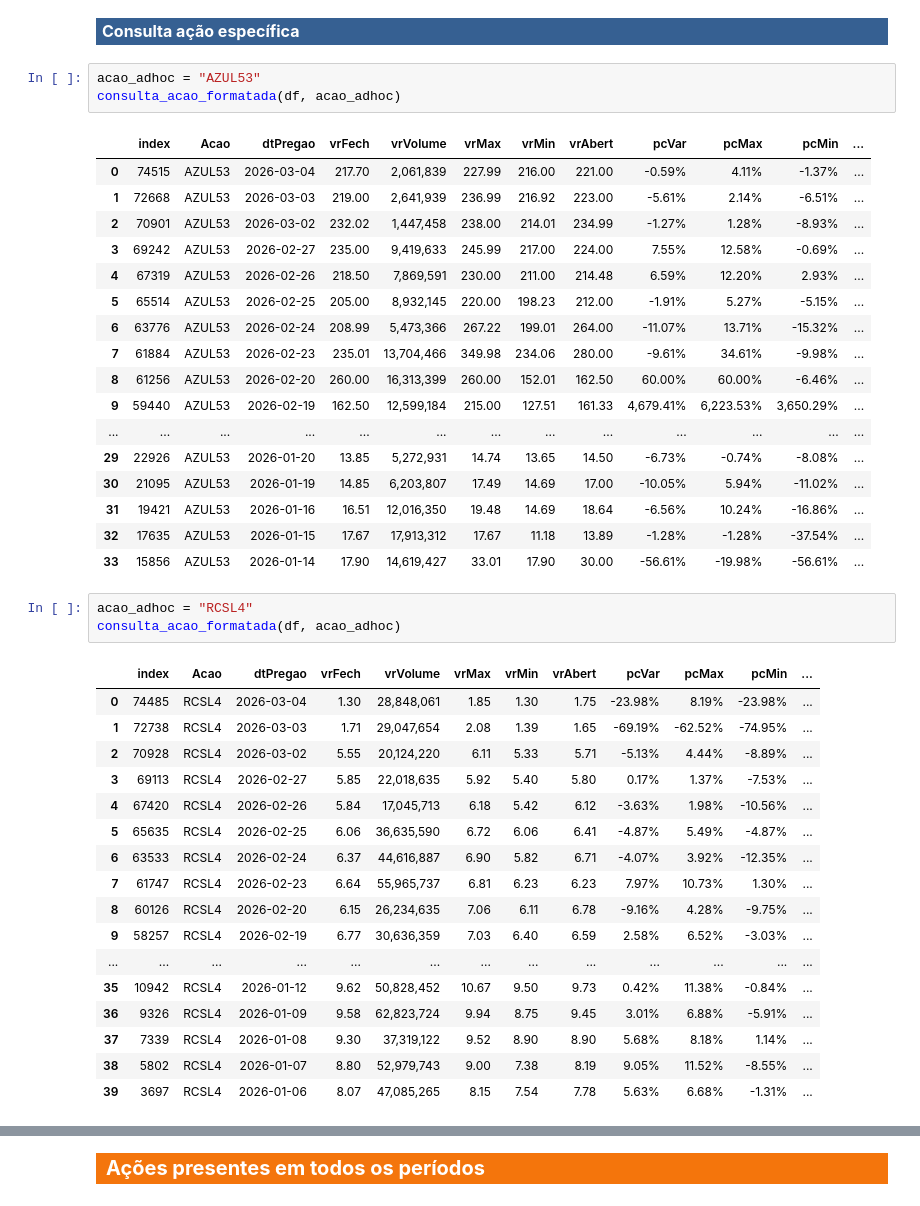
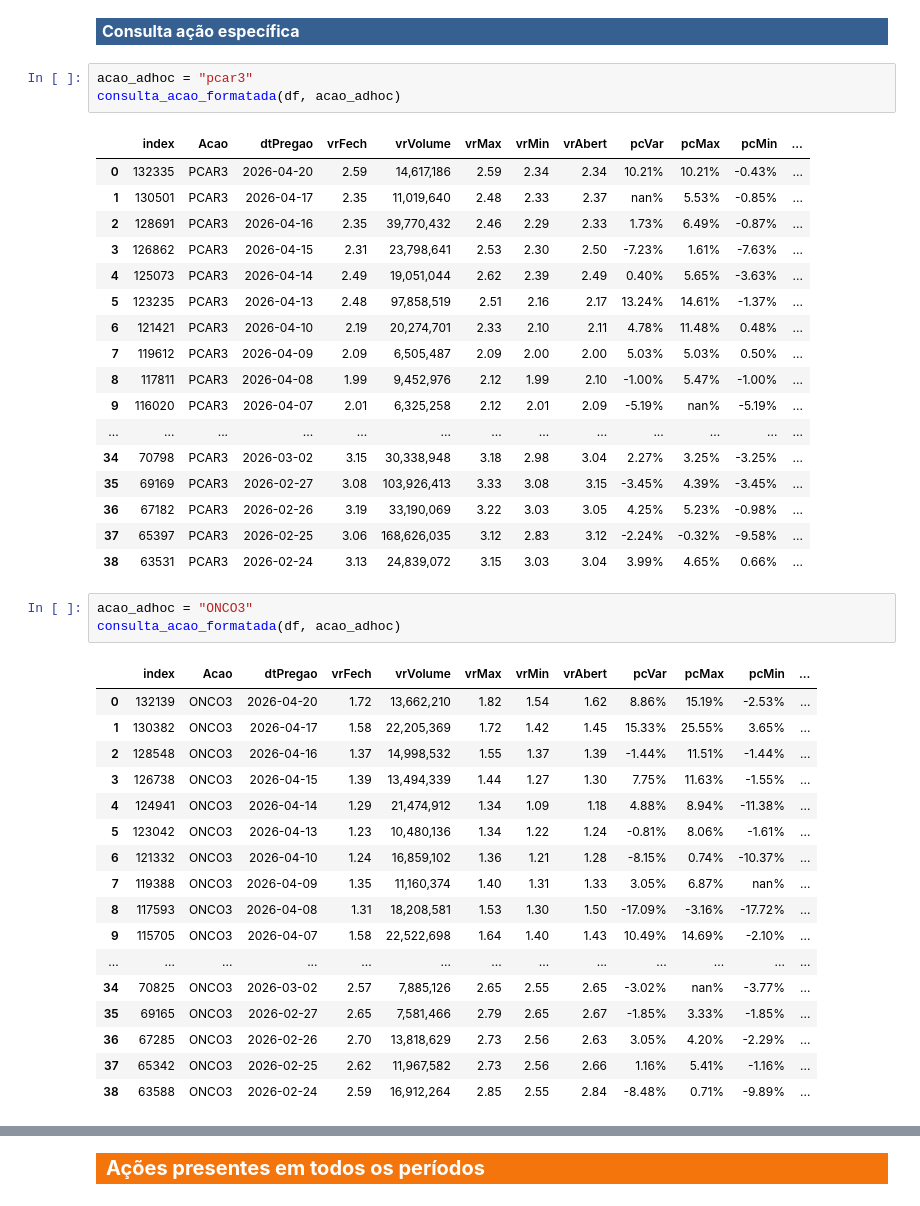
Before and after one commit to alexandre-esmeraldo/StockManager, a Jupyter notebook: StockManager_Processamento.ipynb, the cells around one changed output, grey strips where cells are left out. Saved outputs shown, nothing was run; the diff lists cells and outputs as text.

```diff
--- a/StockManager_Processamento.ipynb
+++ b/StockManager_Processamento.ipynb
@@ -175,47 +196,47 @@ printmd(f'**<div class={font_color}>{hoje}, Status {a}</div>**')
 # %% [markdown]
 <p style="color:white; background-color: #366092; font-size: 12pt; padding: 3px 0px 3px 6px; font-weight: bold">  Consulta ação específica </p>
 # %%
-acao_adhoc = "AZUL53"
+acao_adhoc = "pcar3"
 consulta_acao_formatada(df, acao_adhoc)
 # %% [output]
 |  | index | Acao | dtPregao | vrFech | vrVolume | vrMax | vrMin | vrAbert | pcVar | pcMax | pcMin | ... |
-| 0 | 74515 | AZUL53 | 2026-03-04 | 217.70 | 2,061,839 | 227.99 | 216.00 | 221.00 | -0.59% | 4.11% | -1.37% | ... |
-| 1 | 72668 | AZUL53 | 2026-03-03 | 219.00 | 2,641,939 | 236.99 | 216.92 | 223.00 | -5.61% | 2.14% | -6.51% | ... |
-| 2 | 70901 | AZUL53 | 2026-03-02 | 232.02 | 1,447,458 | 238.00 | 214.01 | 234.99 | -1.27% | 1.28% | -8.93% | ... |
-| 3 | 69242 | AZUL53 | 2026-02-27 | 235.00 | 9,419,633 | 245.99 | 217.00 | 224.00 | 7.55% | 12.58% | -0.69% | ... |
-| 4 | 67319 | AZUL53 | 2026-02-26 | 218.50 | 7,869,591 | 230.00 | 211.00 | 214.48 | 6.59% | 12.20% | 2.93% | ... |
-| 5 | 65514 | AZUL53 | 2026-02-25 | 205.00 | 8,932,145 | 220.00 | 198.23 | 212.00 | -1.91% | 5.27% | -5.15% | ... |
-| 6 | 63776 | AZUL53 | 2026-02-24 | 208.99 | 5,473,366 | 267.22 | 199.01 | 264.00 | -11.07% | 13.71% | -15.32% | ... |
-| 7 | 61884 | AZUL53 | 2026-02-23 | 235.01 | 13,704,466 | 349.98 | 234.06 | 280.00 | -9.61% | 34.61% | -9.98% | ... |
-| 8 | 61256 | AZUL53 | 2026-02-20 | 260.00 | 16,313,399 | 260.00 | 152.01 | 162.50 | 60.00% | 60.00% | -6.46% | ... |
-| 9 | 59440 | AZUL53 | 2026-02-19 | 162.50 | 12,599,184 | 215.00 | 127.51 | 161.33 | 4,679.41% | 6,223.53% | 3,650.29% | ... |
+| 0 | 132335 | PCAR3 | 2026-04-20 | 2.59 | 14,617,186 | 2.59 | 2.34 | 2.34 | 10.21% | 10.21% | -0.43% | ... |
+| 1 | 130501 | PCAR3 | 2026-04-17 | 2.35 | 11,019,640 | 2.48 | 2.33 | 2.37 | nan% | 5.53% | -0.85% | ... |
+| 2 | 128691 | PCAR3 | 2026-04-16 | 2.35 | 39,770,432 | 2.46 | 2.29 | 2.33 | 1.73% | 6.49% | -0.87% | ... |
+| 3 | 126862 | PCAR3 | 2026-04-15 | 2.31 | 23,798,641 | 2.53 | 2.30 | 2.50 | -7.23% | 1.61% | -7.63% | ... |
+| 4 | 125073 | PCAR3 | 2026-04-14 | 2.49 | 19,051,044 | 2.62 | 2.39 | 2.49 | 0.40% | 5.65% | -3.63% | ... |
+| 5 | 123235 | PCAR3 | 2026-04-13 | 2.48 | 97,858,519 | 2.51 | 2.16 | 2.17 | 13.24% | 14.61% | -1.37% | ... |
+| 6 | 121421 | PCAR3 | 2026-04-10 | 2.19 | 20,274,701 | 2.33 | 2.10 | 2.11 | 4.78% | 11.48% | 0.48% | ... |
+| 7 | 119612 | PCAR3 | 2026-04-09 | 2.09 | 6,505,487 | 2.09 | 2.00 | 2.00 | 5.03% | 5.03% | 0.50% | ... |
+| 8 | 117811 | PCAR3 | 2026-04-08 | 1.99 | 9,452,976 | 2.12 | 1.99 | 2.10 | -1.00% | 5.47% | -1.00% | ... |
+| 9 | 116020 | PCAR3 | 2026-04-07 | 2.01 | 6,325,258 | 2.12 | 2.01 | 2.09 | -5.19% | nan% | -5.19% | ... |
 | ... | ... | ... | ... | ... | ... | ... | ... | ... | ... | ... | ... | ... |
-| 29 | 22926 | AZUL53 | 2026-01-20 | 13.85 | 5,272,931 | 14.74 | 13.65 | 14.50 | -6.73% | -0.74% | -8.08% | ... |
-| 30 | 21095 | AZUL53 | 2026-01-19 | 14.85 | 6,203,807 | 17.49 | 14.69 | 17.00 | -10.05% | 5.94% | -11.02% | ... |
-| 31 | 19421 | AZUL53 | 2026-01-16 | 16.51 | 12,016,350 | 19.48 | 14.69 | 18.64 | -6.56% | 10.24% | -16.86% | ... |
-| 32 | 17635 | AZUL53 | 2026-01-15 | 17.67 | 17,913,312 | 17.67 | 11.18 | 13.89 | -1.28% | -1.28% | -37.54% | ... |
-| 33 | 15856 | AZUL53 | 2026-01-14 | 17.90 | 14,619,427 | 33.01 | 17.90 | 30.00 | -56.61% | -19.98% | -56.61% | ... |
+| 34 | 70798 | PCAR3 | 2026-03-02 | 3.15 | 30,338,948 | 3.18 | 2.98 | 3.04 | 2.27% | 3.25% | -3.25% | ... |
+| 35 | 69169 | PCAR3 | 2026-02-27 | 3.08 | 103,926,413 | 3.33 | 3.08 | 3.15 | -3.45% | 4.39% | -3.45% | ... |
+| 36 | 67182 | PCAR3 | 2026-02-26 | 3.19 | 33,190,069 | 3.22 | 3.03 | 3.05 | 4.25% | 5.23% | -0.98% | ... |
+| 37 | 65397 | PCAR3 | 2026-02-25 | 3.06 | 168,626,035 | 3.12 | 2.83 | 3.12 | -2.24% | -0.32% | -9.58% | ... |
+| 38 | 63531 | PCAR3 | 2026-02-24 | 3.13 | 24,839,072 | 3.15 | 3.03 | 3.04 | 3.99% | 4.65% | 0.66% | ... |
 # %%
-acao_adhoc = "RCSL4"
+acao_adhoc = "ONCO3"
 consulta_acao_formatada(df, acao_adhoc)
 # %% [output]
 |  | index | Acao | dtPregao | vrFech | vrVolume | vrMax | vrMin | vrAbert | pcVar | pcMax | pcMin | ... |
-| 0 | 74485 | RCSL4 | 2026-03-04 | 1.30 | 28,848,061 | 1.85 | 1.30 | 1.75 | -23.98% | 8.19% | -23.98% | ... |
-| 1 | 72738 | RCSL4 | 2026-03-03 | 1.71 | 29,047,654 | 2.08 | 1.39 | 1.65 | -69.19% | -62.52% | -74.95% | ... |
-| 2 | 70928 | RCSL4 | 2026-03-02 | 5.55 | 20,124,220 | 6.11 | 5.33 | 5.71 | -5.13% | 4.44% | -8.89% | ... |
-| 3 | 69113 | RCSL4 | 2026-02-27 | 5.85 | 22,018,635 | 5.92 | 5.40 | 5.80 | 0.17% | 1.37% | -7.53% | ... |
-| 4 | 67420 | RCSL4 | 2026-02-26 | 5.84 | 17,045,713 | 6.18 | 5.42 | 6.12 | -3.63% | 1.98% | -10.56% | ... |
-| 5 | 65635 | RCSL4 | 2026-02-25 | 6.06 | 36,635,590 | 6.72 | 6.06 | 6.41 | -4.87% | 5.49% | -4.87% | ... |
-| 6 | 63533 | RCSL4 | 2026-02-24 | 6.37 | 44,616,887 | 6.90 | 5.82 | 6.71 | -4.07% | 3.92% | -12.35% | ... |
-| 7 | 61747 | RCSL4 | 2026-02-23 | 6.64 | 55,965,737 | 6.81 | 6.23 | 6.23 | 7.97% | 10.73% | 1.30% | ... |
-| 8 | 60126 | RCSL4 | 2026-02-20 | 6.15 | 26,234,635 | 7.06 | 6.11 | 6.78 | -9.16% | 4.28% | -9.75% | ... |
-| 9 | 58257 | RCSL4 | 2026-02-19 | 6.77 | 30,636,359 | 7.03 | 6.40 | 6.59 | 2.58% | 6.52% | -3.03% | ... |
+| 0 | 132139 | ONCO3 | 2026-04-20 | 1.72 | 13,662,210 | 1.82 | 1.54 | 1.62 | 8.86% | 15.19% | -2.53% | ... |
+| 1 | 130382 | ONCO3 | 2026-04-17 | 1.58 | 22,205,369 | 1.72 | 1.42 | 1.45 | 15.33% | 25.55% | 3.65% | ... |
+| 2 | 128548 | ONCO3 | 2026-04-16 | 1.37 | 14,998,532 | 1.55 | 1.37 | 1.39 | -1.44% | 11.51% | -1.44% | ... |
+| 3 | 126738 | ONCO3 | 2026-04-15 | 1.39 | 13,494,339 | 1.44 | 1.27 | 1.30 | 7.75% | 11.63% | -1.55% | ... |
+| 4 | 124941 | ONCO3 | 2026-04-14 | 1.29 | 21,474,912 | 1.34 | 1.09 | 1.18 | 4.88% | 8.94% | -11.38% | ... |
+| 5 | 123042 | ONCO3 | 2026-04-13 | 1.23 | 10,480,136 | 1.34 | 1.22 | 1.24 | -0.81% | 8.06% | -1.61% | ... |
+| 6 | 121332 | ONCO3 | 2026-04-10 | 1.24 | 16,859,102 | 1.36 | 1.21 | 1.28 | -8.15% | 0.74% | -10.37% | ... |
+| 7 | 119388 | ONCO3 | 2026-04-09 | 1.35 | 11,160,374 | 1.40 | 1.31 | 1.33 | 3.05% | 6.87% | nan% | ... |
+| 8 | 117593 | ONCO3 | 2026-04-08 | 1.31 | 18,208,581 | 1.53 | 1.30 | 1.50 | -17.09% | -3.16% | -17.72% | ... |
+| 9 | 115705 | ONCO3 | 2026-04-07 | 1.58 | 22,522,698 | 1.64 | 1.40 | 1.43 | 10.49% | 14.69% | -2.10% | ... |
 | ... | ... | ... | ... | ... | ... | ... | ... | ... | ... | ... | ... | ... |
-| 35 | 10942 | RCSL4 | 2026-01-12 | 9.62 | 50,828,452 | 10.67 | 9.50 | 9.73 | 0.42% | 11.38% | -0.84% | ... |
-| 36 | 9326 | RCSL4 | 2026-01-09 | 9.58 | 62,823,724 | 9.94 | 8.75 | 9.45 | 3.01% | 6.88% | -5.91% | ... |
-| 37 | 7339 | RCSL4 | 2026-01-08 | 9.30 | 37,319,122 | 9.52 | 8.90 | 8.90 | 5.68% | 8.18% | 1.14% | ... |
-| 38 | 5802 | RCSL4 | 2026-01-07 | 8.80 | 52,979,743 | 9.00 | 7.38 | 8.19 | 9.05% | 11.52% | -8.55% | ... |
-| 39 | 3697 | RCSL4 | 2026-01-06 | 8.07 | 47,085,265 | 8.15 | 7.54 | 7.78 | 5.63% | 6.68% | -1.31% | ... |
+| 34 | 70825 | ONCO3 | 2026-03-02 | 2.57 | 7,885,126 | 2.65 | 2.55 | 2.65 | -3.02% | nan% | -3.77% | ... |
+| 35 | 69165 | ONCO3 | 2026-02-27 | 2.65 | 7,581,466 | 2.79 | 2.65 | 2.67 | -1.85% | 3.33% | -1.85% | ... |
+| 36 | 67285 | ONCO3 | 2026-02-26 | 2.70 | 13,818,629 | 2.73 | 2.56 | 2.63 | 3.05% | 4.20% | -2.29% | ... |
+| 37 | 65342 | ONCO3 | 2026-02-25 | 2.62 | 11,967,582 | 2.73 | 2.56 | 2.66 | 1.16% | 5.41% | -1.16% | ... |
+| 38 | 63588 | ONCO3 | 2026-02-24 | 2.59 | 16,912,264 | 2.85 | 2.55 | 2.84 | -8.48% | 0.71% | -9.89% | ... |
 # %%
 %run processamento/graficos_acao.ipynb
 # %% [output]
```
Also changed, not shown: parts of 19 cells of this notebook, 9 other files.
